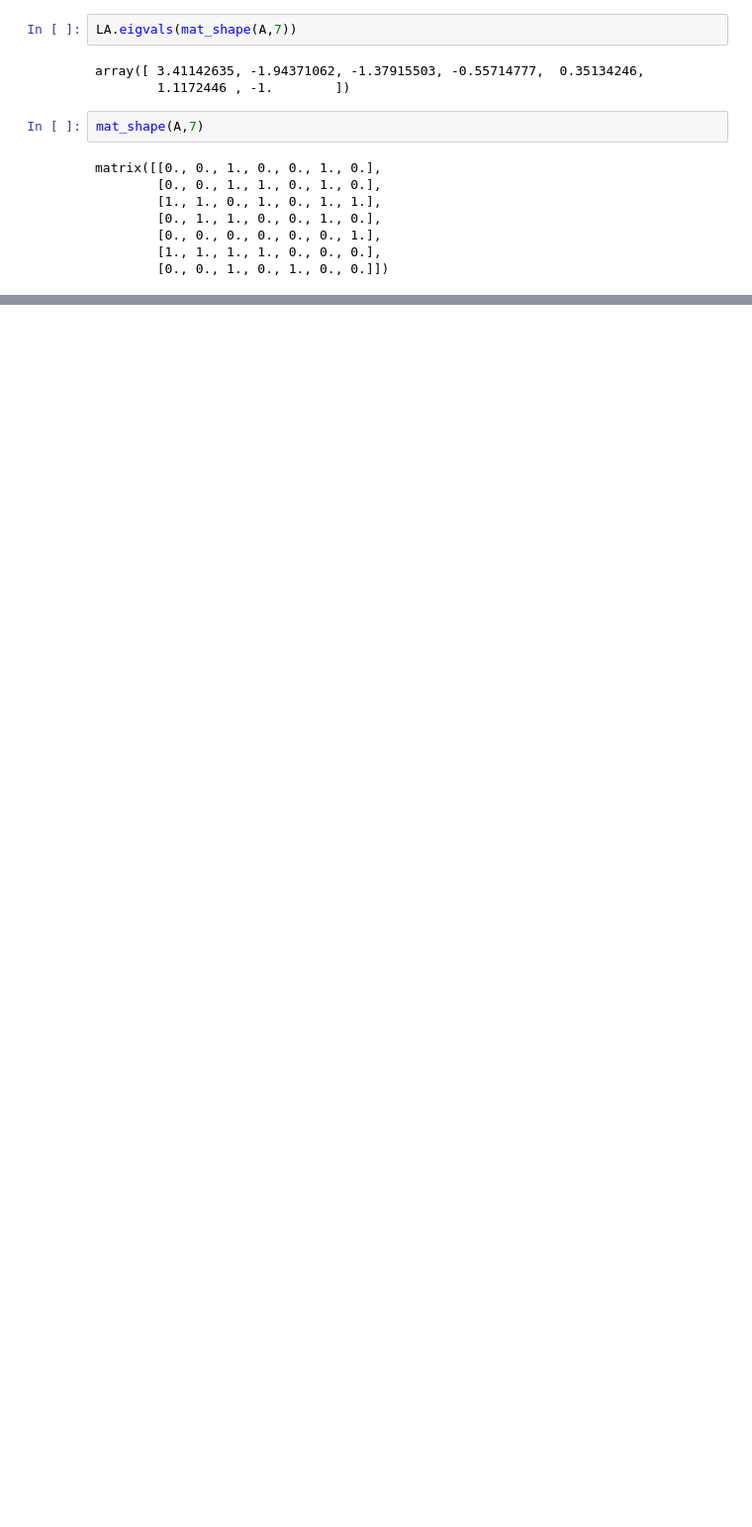
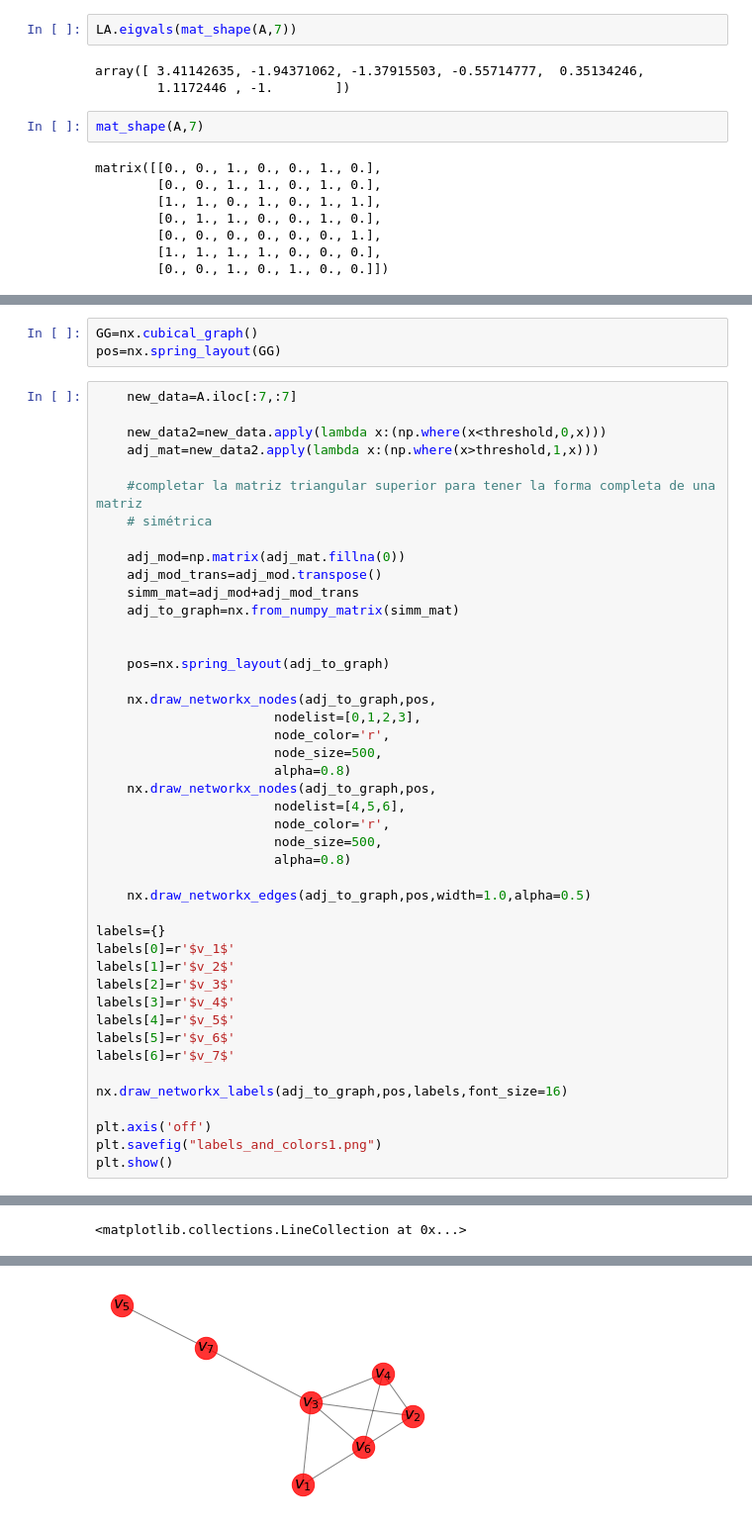
Before and after one commit to Alejandro1848/SGT-in-cancer-GRN, a Jupyter notebook: CalThresholdAdjMattt.ipynb, the cells around one changed output, grey strips where cells are left out. Shown at 99% size. Saved outputs shown, nothing was run; the diff lists cells and outputs as text; blank space fills up the shorter version.

```diff
--- a/CalThresholdAdjMattt.ipynb
+++ b/CalThresholdAdjMattt.ipynb
@@ -522,0 +724,48 @@ matrix([[0., 0., 1., 0., 0., 1., 0.],
+# %%
+GG=nx.cubical_graph()
+pos=nx.spring_layout(GG)
+# %%
+    new_data=A.iloc[:7,:7]
+
+    new_data2=new_data.apply(lambda x:(np.where(x<threshold,0,x)))
+    adj_mat=new_data2.apply(lambda x:(np.where(x>threshold,1,x)))
+
+    #completar la matriz triangular superior para tener la forma completa de una matriz
+    # simétrica
+
+    adj_mod=np.matrix(adj_mat.fillna(0))
+    adj_mod_trans=adj_mod.transpose()
+    simm_mat=adj_mod+adj_mod_trans
+    adj_to_graph=nx.from_numpy_matrix(simm_mat)
+
+
+    pos=nx.spring_layout(adj_to_graph)
+
+    nx.draw_networkx_nodes(adj_to_graph,pos,
+                       nodelist=[0,1,2,3],
+                       node_color='r',
+                       node_size=500,
+                       alpha=0.8)
+    nx.draw_networkx_nodes(adj_to_graph,pos,
+                       nodelist=[4,5,6],
+                       node_color='r',
+                       node_size=500,
+                       alpha=0.8)
+
+    nx.draw_networkx_edges(adj_to_graph,pos,width=1.0,alpha=0.5)
+
+labels={}
+labels[0]=r'$v_1$'
+labels[1]=r'$v_2$'
+labels[2]=r'$v_3$'
+labels[3]=r'$v_4$'
+labels[4]=r'$v_5$'
+labels[5]=r'$v_6$'
+labels[6]=r'$v_7$'
+
+nx.draw_networkx_labels(adj_to_graph,pos,labels,font_size=16)
+
+plt.axis('off')
+plt.savefig("labels_and_colors1.png")
+plt.show()
+# %% [output]
@@ -522,0 +774 @@ matrix([[0., 0., 1., 0., 0., 1., 0.],
+<matplotlib.collections.LineCollection at 0x...>
@@ -522,0 +786 @@ matrix([[0., 0., 1., 0., 0., 1., 0.],
+[figure, added]
```
Also changed, not shown: parts of 33 cells of this notebook.
